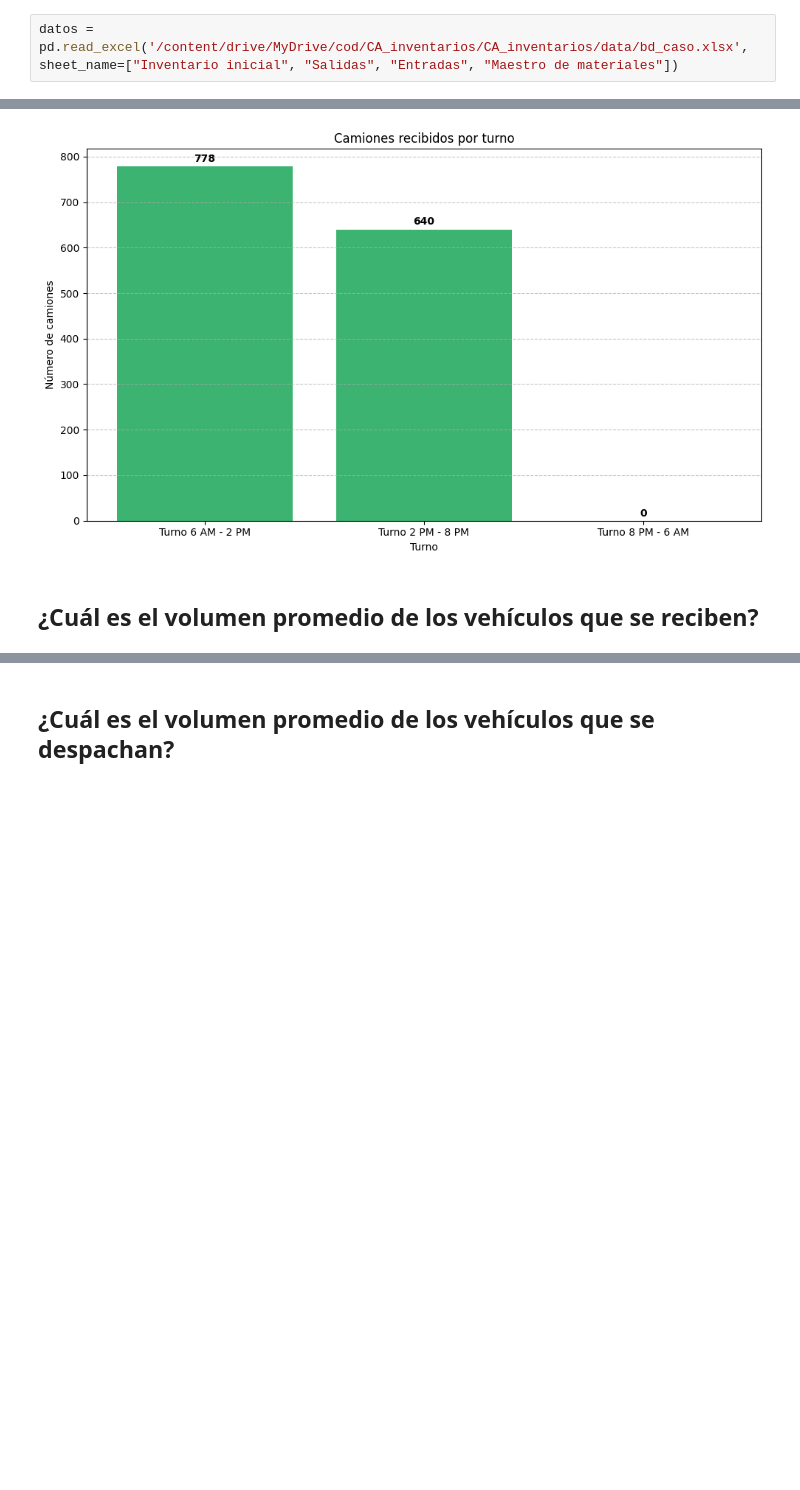
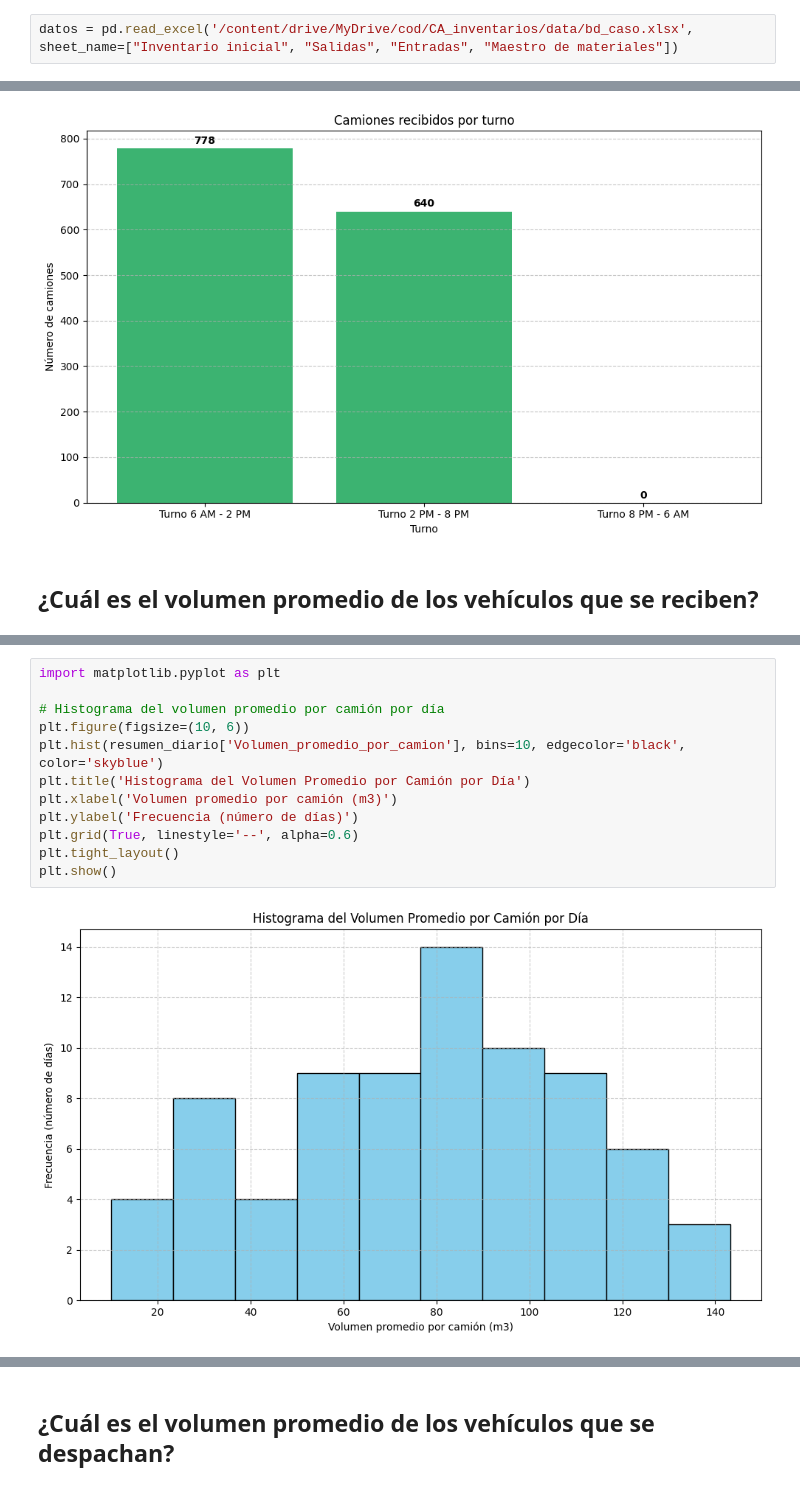
Before and after one commit to ValentinaJimenezTorres/CA_inventarios, a Jupyter notebook: b_exploracion_limpieza.ipynb, the cells around one changed output, grey strips where cells are left out. Cells and saved outputs as stored; diff of their text form; blank space fills up the shorter version.

```diff
--- a/b_exploracion_limpieza.ipynb
+++ b/b_exploracion_limpieza.ipynb
@@ -20,5 +20,5 @@ import seaborn as sns
 # %%
-datos = pd.read_excel('/content/drive/MyDrive/cod/CA_inventarios/CA_inventarios/data/bd_caso.xlsx', sheet_name=["Inventario inicial", "Salidas", "Entradas", "Maestro de materiales"])
+datos = pd.read_excel('/content/drive/MyDrive/cod/CA_inventarios/data/bd_caso.xlsx', sheet_name=["Inventario inicial", "Salidas", "Entradas", "Maestro de materiales"])
 # %%
 #Separación de cada hoja del libro de excel.
 
@@ -908,0 +930,14 @@ El volumen promedio de los vehículos que se reciben es: 77.77466741277155 m3
+# %%
+import matplotlib.pyplot as plt
+
+# Histograma del volumen promedio por camión por día
+plt.figure(figsize=(10, 6))
+plt.hist(resumen_diario['Volumen_promedio_por_camion'], bins=10, edgecolor='black', color='skyblue')
+plt.title('Histograma del Volumen Promedio por Camión por Día')
+plt.xlabel('Volumen promedio por camión (m3)')
+plt.ylabel('Frecuencia (número de días)')
+plt.grid(True, linestyle='--', alpha=0.6)
+plt.tight_layout()
+plt.show()
+# %% [output]
+[figure, added]
```
Also changed, not shown: parts of 23 cells of this notebook.
